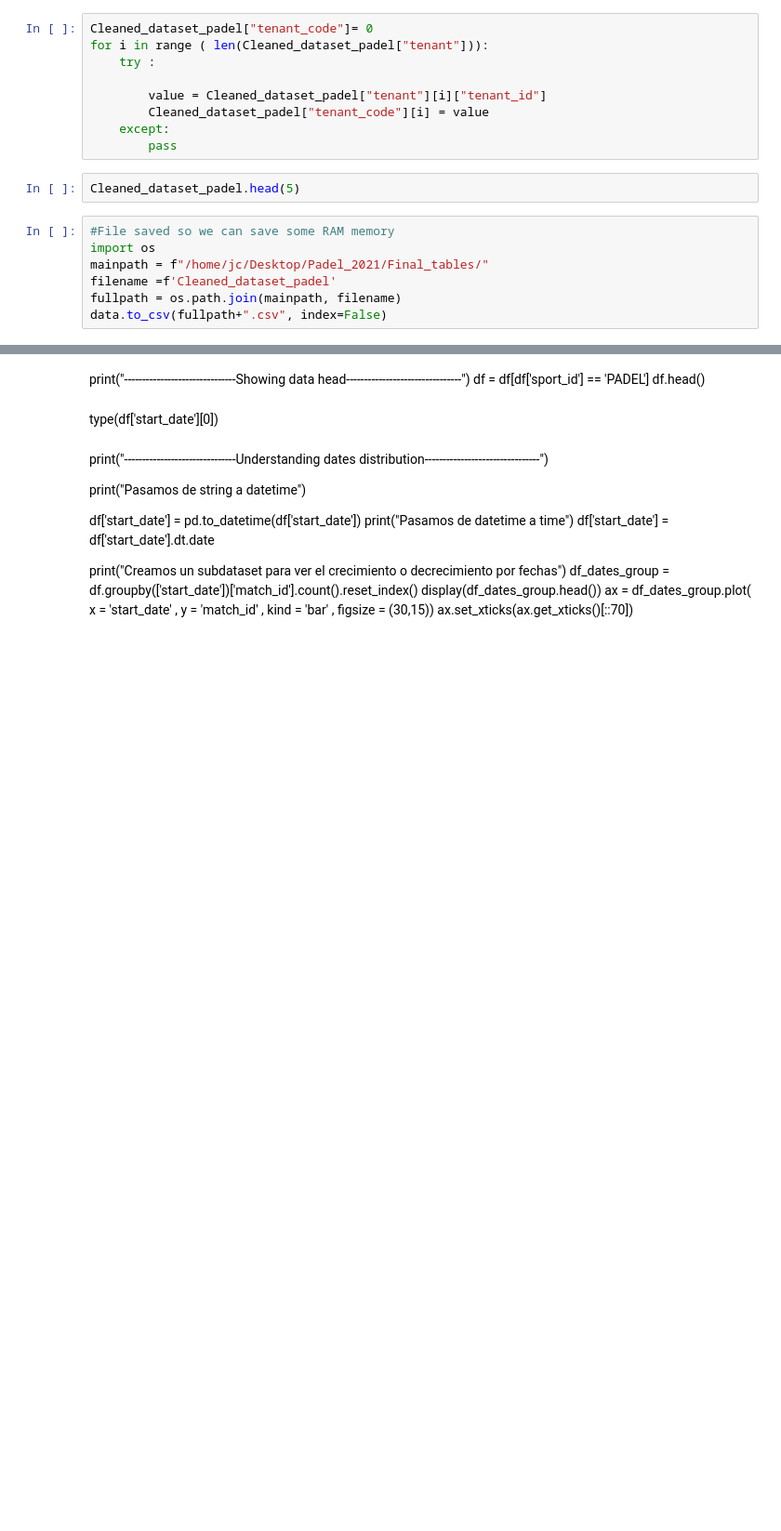
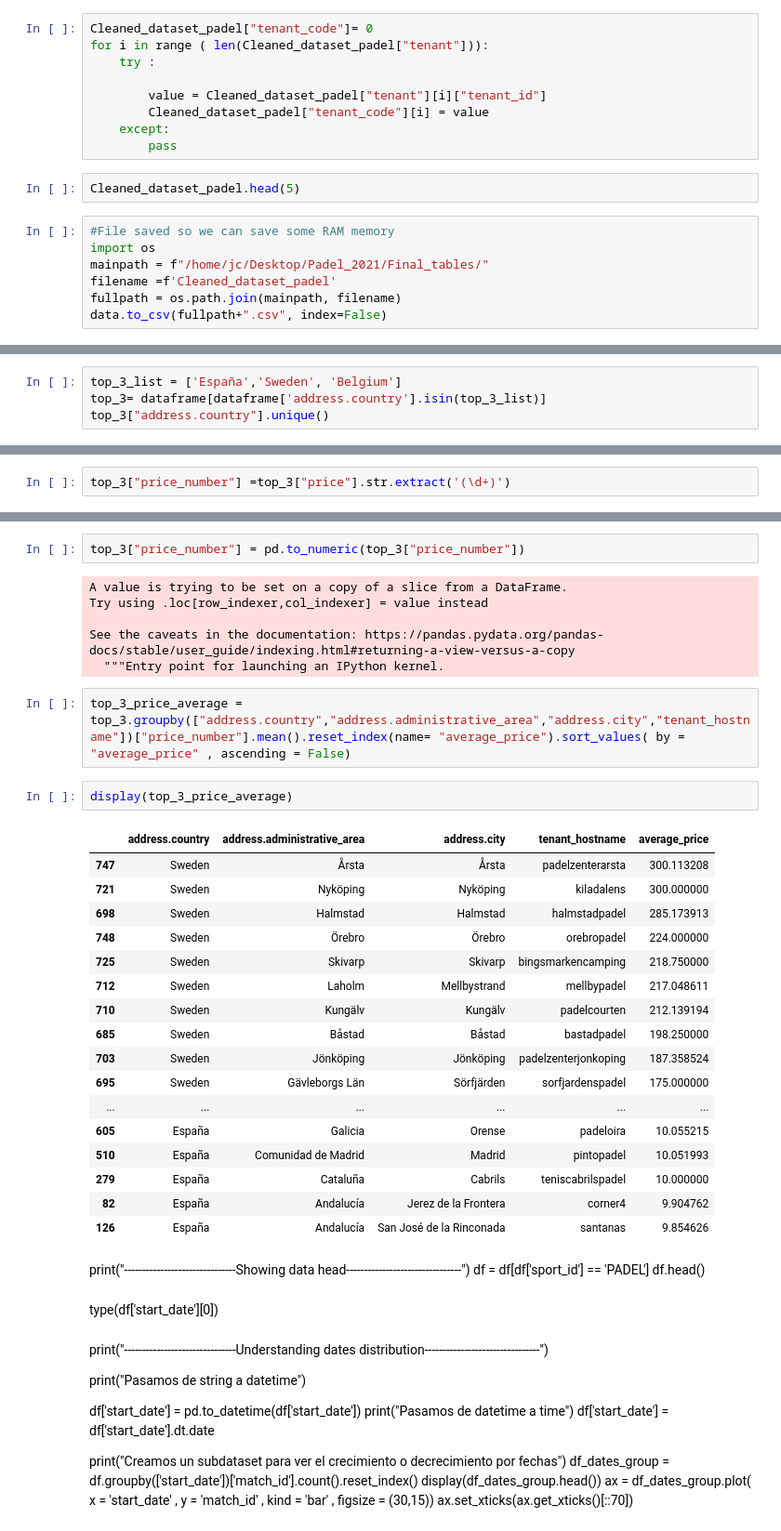
Before and after one commit to JCGlez93/Padel_project, a Jupyter notebook: Dataset_analysis.ipynb, the cells around one changed output, grey strips where cells are left out. Shown: that part at 93% size. Drawn from its saved outputs; the diff is of its cells as text; blank space fills up the shorter version.

Commit message:
average ticket added

```diff
--- a/Dataset_analysis.ipynb
+++ b/Dataset_analysis.ipynb
@@ -254,0 +376,4 @@ data.to_csv(fullpath+".csv", index=False)
+# %%
+top_3_list = ['España','Sweden', 'Belgium']
+top_3= dataframe[dataframe['address.country'].isin(top_3_list)]
+top_3["address.country"].unique()
@@ -254,0 +391,2 @@ data.to_csv(fullpath+".csv", index=False)
+# %%
+top_3["price_number"] =top_3["price"].str.extract('(\d+)')
@@ -255,3 +408,33 @@ data.to_csv(fullpath+".csv", index=False)
+# %%
+top_3["price_number"] = pd.to_numeric(top_3["price_number"])
+# %% [output]
+A value is trying to be set on a copy of a slice from a DataFrame.
+Try using .loc[row_indexer,col_indexer] = value instead
+
+See the caveats in the documentation: https://pandas.pydata.org/pandas-docs/stable/user_guide/indexing.html#returning-a-view-versus-a-copy
+  """Entry point for launching an IPython kernel.
+# %%
+top_3_price_average = top_3.groupby(["address.country","address.administrative_area","address.city","tenant_hostname"])["price_number"].mean().reset_index(name= "average_price").sort_values( by = "average_price" , ascending = False)
+# %%
+display(top_3_price_average)
+# %% [output]
+|  | address.country | address.administrative_area | address.city | tenant_hostname | average_price |
+| 747 | Sweden | Årsta | Årsta | padelzenterarsta | 300.113208 |
+| 721 | Sweden | Nyköping | Nyköping | kiladalens | 300.000000 |
+| 698 | Sweden | Halmstad | Halmstad | halmstadpadel | 285.173913 |
+| 748 | Sweden | Örebro | Örebro | orebropadel | 224.000000 |
+| 725 | Sweden | Skivarp | Skivarp | bingsmarkencamping | 218.750000 |
+| 712 | Sweden | Laholm | Mellbystrand | mellbypadel | 217.048611 |
+| 710 | Sweden | Kungälv | Kungälv | padelcourten | 212.139194 |
+| 685 | Sweden | Båstad | Båstad | bastadpadel | 198.250000 |
+| 703 | Sweden | Jönköping | Jönköping | padelzenterjonkoping | 187.358524 |
+| 695 | Sweden | Gävleborgs Län | Sörfjärden | sorfjardenspadel | 175.000000 |
+| ... | ... | ... | ... | ... | ... |
+| 605 | España | Galicia | Orense | padeloira | 10.055215 |
+| 510 | España | Comunidad de Madrid | Madrid | pintopadel | 10.051993 |
+| 279 | España | Cataluña | Cabrils | teniscabrilspadel | 10.000000 |
+| 82 | España | Andalucía | Jerez de la Frontera | corner4 | 9.904762 |
+| 126 | España | Andalucía | San José de la Rinconada | santanas | 9.854626 |
 # %% [markdown]
 print("-------------------------------Showing data head--------------------------------")
 df = df[df['sport_id'] == 'PADEL']
```
Also changed, not shown: parts of 17 cells of this notebook.
